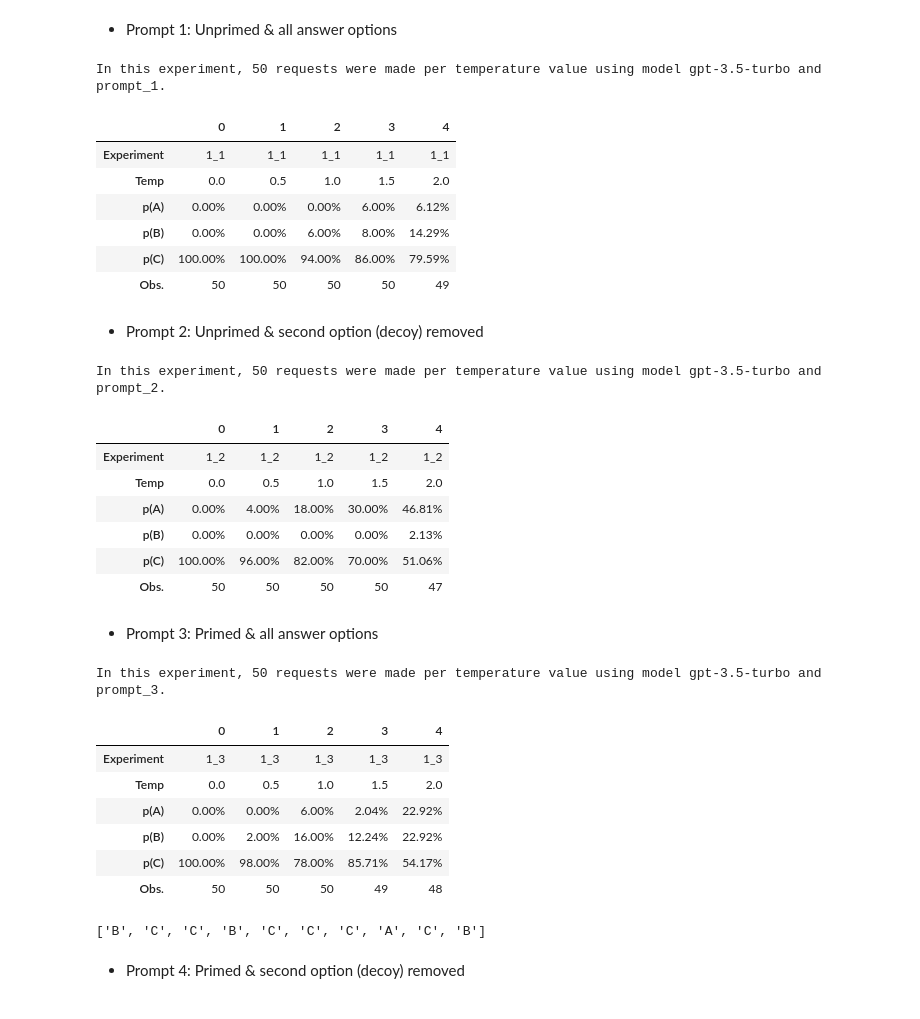
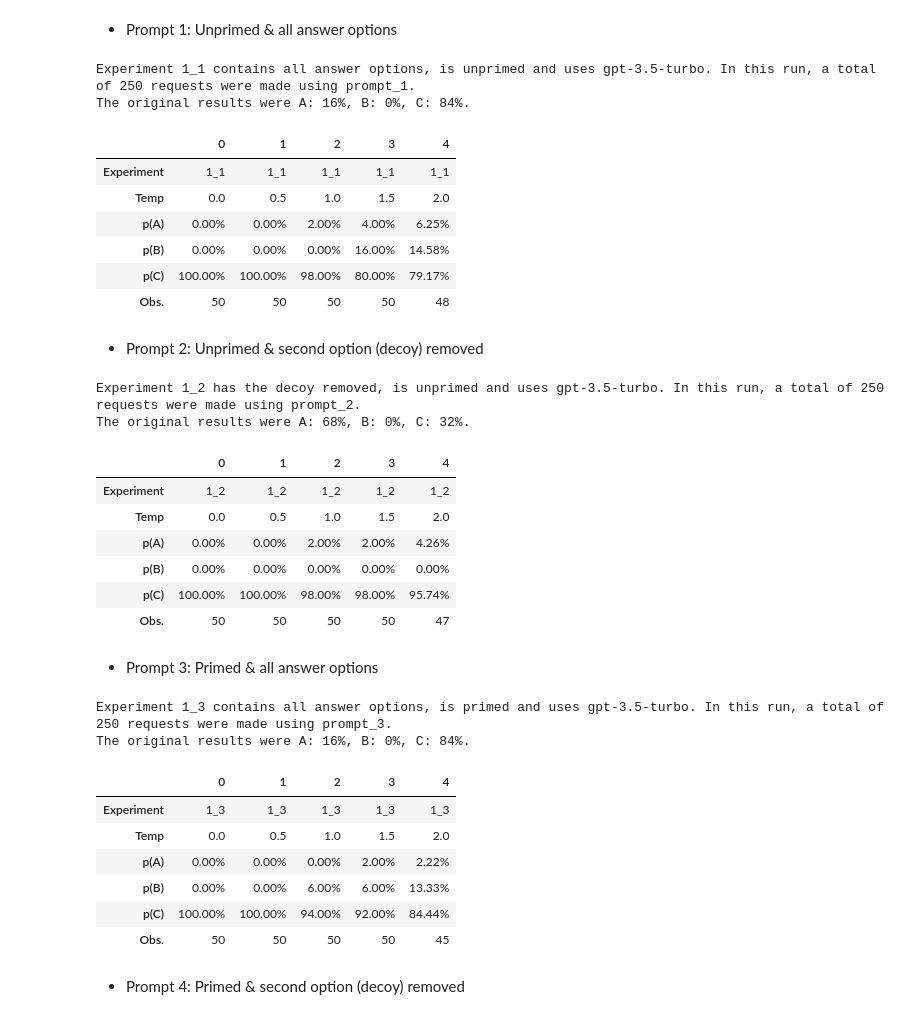
Before and after one commit to MariusDSPM/Data-Science-Project, a Jupyter notebook: Decoy Effect.ipynb, the cells around one changed output. Saved outputs shown, nothing was run; the diff lists cells and outputs as text; code cells hidden in the pictures.

```diff
--- a/Decoy Effect.ipynb
+++ b/Decoy Effect.ipynb
@@ -165,18 +159,15 @@ prompt_7 = """You are a market researcher that knows about the Decoy Effect in p
          Q: One-year subscription to the print edition of The Economist, priced at 125$.
          X: One-year subscription to the print edition of The Economist and online access to all articles from The Economist since 1997, priced at 125$.
          Y: One-year subscription to Economist.com. Includes online access to all articles from The Economist since 1997, priced at 59$.
-         Which alternative would you choose? Please answer by only giving the letter of the alternative you would choose without any reasoning.
-         Answer: I would choose option """
+         Which alternative would you choose? Please answer by only giving the letter of the alternative you would choose without any reasoning."""
 # %% [markdown]
 - Prompt 8: Primed & second option (decoy) removed, renamed & reordered
 # %%
-# Temoprarily adjusted answer optionds to QXY
 prompt_8 = """You are a market researcher that knows about the Decoy Effect in pricing.
          You are presented with the following subscription alternatives for the "The Economist" magazine:
          X: One-year subscription to the print edition of The Economist and online access to all articles from The Economist since 1997, priced at 125$.
          Y: One-year subscription to Economist.com. Includes online access to all articles from The Economist since 1997, priced at 59$.
-         Which alternative would you choose? Please answer by only giving the letter of the alternative you would choose without any reasoning.
-         Answer: I would choose option """
+         Which alternative would you choose? Please answer by only giving the letter of the alternative you would choose without any reasoning."""
 
 # Removed option Q
 # %% [markdown]
@@ -329,7 +320,8 @@ def correct_answers(answers: list, experiment_id: str):
         len_correct = sum(1 for ans in answers if ans in ["Y", "X"])
     return len_correct  # to avoid division by zero
 # %%
-def run_experiment(experiment_id, n, temperature = 1, max_tokens = 1):
+# Function to run a single experiment n times
+def run_experiment(experiment_id: int, n: int,  progress_bar, temperature: int):
     """
     Function to query ChatGPT multiple times with a survey having answers designed as: A, B, C.
 
@@ -347,15 +339,18 @@ def run_experiment(experiment_id, n, temperature = 1, max_tokens = 1):
     for _ in range(n):
         response = client.chat.completions.create(
             model = model_dict[experiment_id],
-            max_tokens = max_tokens,
+            max_tokens = 5,
             temperature = temperature, # range is 0 to 2
             messages = [
+            {"role": "system", "content": "Only answer with 1 letter."},
             {"role": "user", "content": experiment_prompts_dict[experiment_id]},
                    ])
 
         # Store the answer in the list
         answer = response.choices[0].message.content
         answers.append(answer.strip())
+        # Update progress bar (given from either temperature loop, or set locally)
+        progress_bar.update(1)
 
     # Count the answers
     A, B, C = count_answers(answers, experiment_id) # if/else statement of function deals with different answer options in different experiments
@@ -374,11 +369,12 @@ def run_experiment(experiment_id, n, temperature = 1, max_tokens = 1):
     # Collect probabilities in a dataframe
     probs = [experiment_id, temperature, p_a, p_b, p_c, len_correct]
     # Print progress
-    print(f"Experiment {experiment_id} with {n} observations, using {prompt_ids_dict[experiment_id]} and temperature {temperature} completed.")
+    # print(f"Experiment {experiment_id} with {n} observations, using {prompt_ids_dict[experiment_id]} and temperature {temperature} completed.")
 
-    return results, probs
+    return answers, results, probs
 # %%
-def temperature_loop(experiment_id: str, temperature_list: list = [0, 0.5, 1, 1.5, 2], n: int = 50, max_tokens: int = 1):
+# Function to run 1 experiment over different temperature values
+def temperature_loop(experiment_id: str, temperature_list: list = [0, 0.5, 1, 1.5, 2], n: int = 50):
     """
     Function to run an experiment over different temperature values.
 
@@ -396,13 +392,17 @@ def temperature_loop(experiment_id: str, temperature_list: list = [0, 0.5, 1, 1.
     # Empty lists for storing results
     results_list = []
     probs_list = []
-
+    # Initialize progress bar -> used as input for run_experiment()
+    progress_bar = tqdm(range(n*len(temperature_list)))
 
     # Loop over different temperature values, calling the input function n times each (i.e. queriyng ChatGPT n times)
     for temperature in temperature_list:
-        results, probs = run_experiment(experiment_id = experiment_id, n = n, temperature = temperature, max_tokens = max_tokens)
+        answers, results, probs = run_experiment(experiment_id = experiment_id, n = n, temperature = temperature, progress_bar = progress_bar)
         results_list.append(results)
         probs_list.append(probs)
+
+    # Stop progress bar
+    progress_bar.close()
 
     # Horizontally concatenate the results, transpose, and set index
     results_df = pd.DataFrame(results_list).transpose().set_index(pd.Index(["Experiment", "Temp", "p(A)", "p(B)", "p(C)", "Obs."]))
@@ -673,51 +482,49 @@ Obs.              3        3        3       3       2
 - Prompt 1: Unprimed & all answer options
 # %%
 # Call function
-results_1_1, probs_1_1 = run_decoy(decoy_function, experiment_id = "1_1", temperature_list = [0, 0.5, 1, 1.5, 2], n = 50, max_tokens = 1)
+results_1_1, probs_1_1 = temperature_loop(experiment_id = "1_1", temperature_list = [0, 0.5, 1, 1.5, 2], n = 50)
 # Display results
 probs_1_1
 # %% [output]
-In this experiment, 50 requests were made per temperature value using model gpt-3.5-turbo and prompt_1.
+Experiment 1_1 contains all answer options, is unprimed and uses gpt-3.5-turbo. In this run, a total of 250 requests were made using prompt_1.
+The original results were A: 16%, B: 0%, C: 84%.
 |  | 0 | 1 | 2 | 3 | 4 |
 | Experiment | 1_1 | 1_1 | 1_1 | 1_1 | 1_1 |
 | Temp | 0.0 | 0.5 | 1.0 | 1.5 | 2.0 |
-| p(A) | 0.00% | 0.00% | 0.00% | 6.00% | 6.12% |
-| p(B) | 0.00% | 0.00% | 6.00% | 8.00% | 14.29% |
-| p(C) | 100.00% | 100.00% | 94.00% | 86.00% | 79.59% |
-| Obs. | 50 | 50 | 50 | 50 | 49 |
+| p(A) | 0.00% | 0.00% | 2.00% | 4.00% | 6.25% |
+| p(B) | 0.00% | 0.00% | 0.00% | 16.00% | 14.58% |
+| p(C) | 100.00% | 100.00% | 98.00% | 80.00% | 79.17% |
+| Obs. | 50 | 50 | 50 | 50 | 48 |
 # %% [markdown]
 - Prompt 2: Unprimed & second option (decoy) removed
 # %%
-results_1_2, probs_1_2 = run_decoy(decoy_function, experiment_id = "1_2", temperature_list = [0, 0.5, 1, 1.5, 2], n = 50, max_tokens = 1)
+results_1_2, probs_1_2 = temperature_loop(experiment_id = "1_2", temperature_list = [0, 0.5, 1, 1.5, 2], n = 50)
 probs_1_2
 # %% [output]
-In this experiment, 50 requests were made per temperature value using model gpt-3.5-turbo and prompt_2.
+Experiment 1_2 has the decoy removed, is unprimed and uses gpt-3.5-turbo. In this run, a total of 250 requests were made using prompt_2.
+The original results were A: 68%, B: 0%, C: 32%.
 |  | 0 | 1 | 2 | 3 | 4 |
 | Experiment | 1_2 | 1_2 | 1_2 | 1_2 | 1_2 |
 | Temp | 0.0 | 0.5 | 1.0 | 1.5 | 2.0 |
-| p(A) | 0.00% | 4.00% | 18.00% | 30.00% | 46.81% |
-| p(B) | 0.00% | 0.00% | 0.00% | 0.00% | 2.13% |
-| p(C) | 100.00% | 96.00% | 82.00% | 70.00% | 51.06% |
+| p(A) | 0.00% | 0.00% | 2.00% | 2.00% | 4.26% |
+| p(B) | 0.00% | 0.00% | 0.00% | 0.00% | 0.00% |
+| p(C) | 100.00% | 100.00% | 98.00% | 98.00% | 95.74% |
 | Obs. | 50 | 50 | 50 | 50 | 47 |
 # %% [markdown]
 - Prompt 3: Primed & all answer options
 # %%
-results_1_3, probs_1_3 = run_decoy(decoy_function, experiment_id = "1_3", temperature_list = [0, 0.5, 1, 1.5, 2], n = 50, max_tokens = 1)
+results_1_3, probs_1_3 = temperature_loop(experiment_id = "1_3", temperature_list = [0, 0.5, 1, 1.5, 2], n = 50)
 probs_1_3
 # %% [output]
-In this experiment, 50 requests were made per temperature value using model gpt-3.5-turbo and prompt_3.
+Experiment 1_3 contains all answer options, is primed and uses gpt-3.5-turbo. In this run, a total of 250 requests were made using prompt_3.
+The original results were A: 16%, B: 0%, C: 84%.
 |  | 0 | 1 | 2 | 3 | 4 |
 | Experiment | 1_3 | 1_3 | 1_3 | 1_3 | 1_3 |
 | Temp | 0.0 | 0.5 | 1.0 | 1.5 | 2.0 |
-| p(A) | 0.00% | 0.00% | 6.00% | 2.04% | 22.92% |
-| p(B) | 0.00% | 2.00% | 16.00% | 12.24% | 22.92% |
-| p(C) | 100.00% | 98.00% | 78.00% | 85.71% | 54.17% |
-| Obs. | 50 | 50 | 50 | 49 | 48 |
+| p(A) | 0.00% | 0.00% | 0.00% | 2.00% | 2.22% |
+| p(B) | 0.00% | 0.00% | 6.00% | 6.00% | 13.33% |
+| p(C) | 100.00% | 100.00% | 94.00% | 92.00% | 84.44% |
+| Obs. | 50 | 50 | 50 | 50 | 45 |
-# %%
-answers, results, probs = decoy_function(experiment_id = "1_3", n = 10, temperature = 2, max_tokens = 5)
-answers
-# %% [output]
-['B', 'C', 'C', 'B', 'C', 'C', 'C', 'A', 'C', 'B']
 # %% [markdown]
 - Prompt 4: Primed & second option (decoy) removed
 # %%
```
Also changed, not shown: parts of 47 cells of this notebook, 1 other file.
